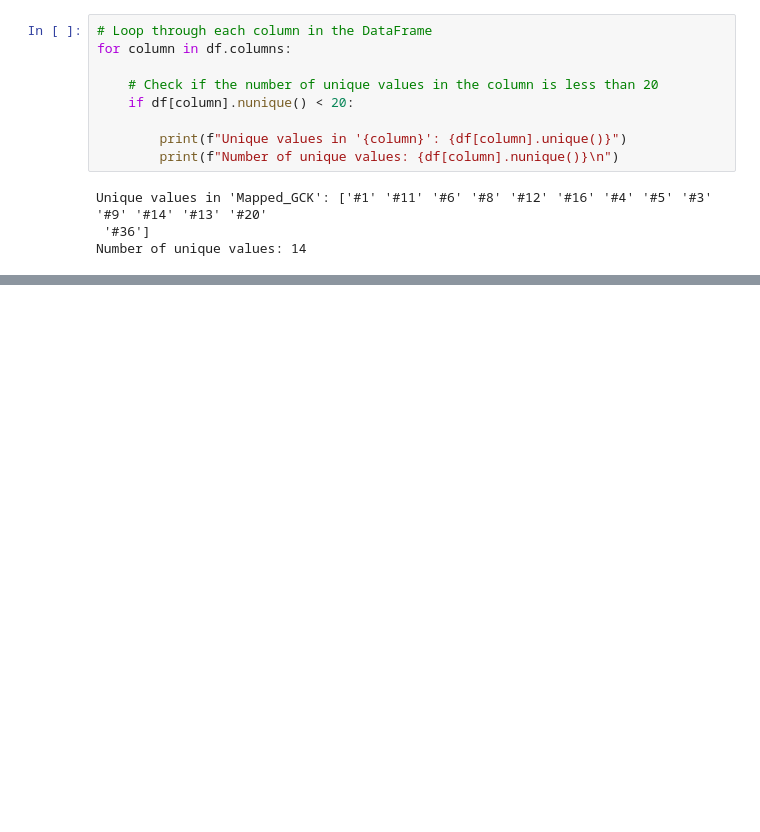
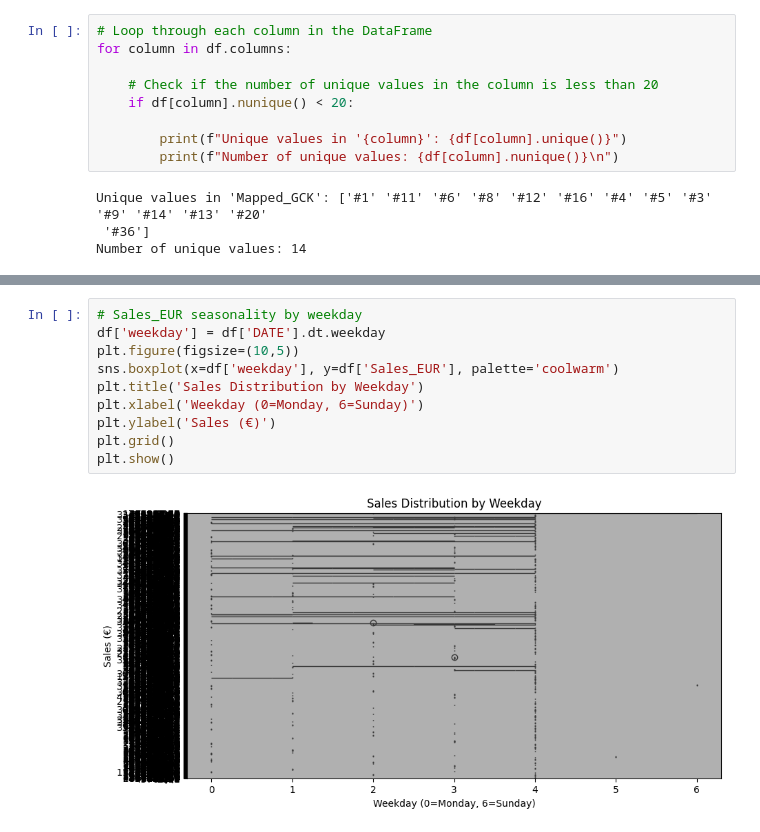
Before and after one commit to Telepatec/Business-Cases, a Jupyter notebook: data_preproc.ipynb, the cells around one changed output, grey strips where cells are left out. Saved outputs shown, nothing was run; the diff lists cells and outputs as text; blank space fills up the shorter version.

```diff
--- a/data_preproc.ipynb
+++ b/data_preproc.ipynb
@@ -115,0 +148,12 @@ Number of unique values: 14
+# %%
+# Sales_EUR seasonality by weekday
+df['weekday'] = df['DATE'].dt.weekday
+plt.figure(figsize=(10,5))
+sns.boxplot(x=df['weekday'], y=df['Sales_EUR'], palette='coolwarm')
+plt.title('Sales Distribution by Weekday')
+plt.xlabel('Weekday (0=Monday, 6=Sunday)')
+plt.ylabel('Sales (€)')
+plt.grid()
+plt.show()
+# %% [output]
+[figure, added]
```
Also changed, not shown: parts of 15 cells of this notebook.
